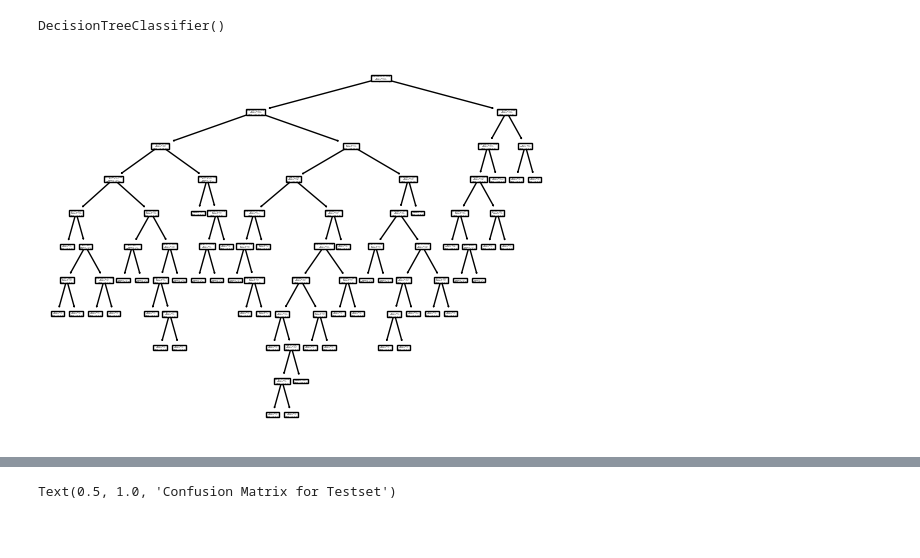
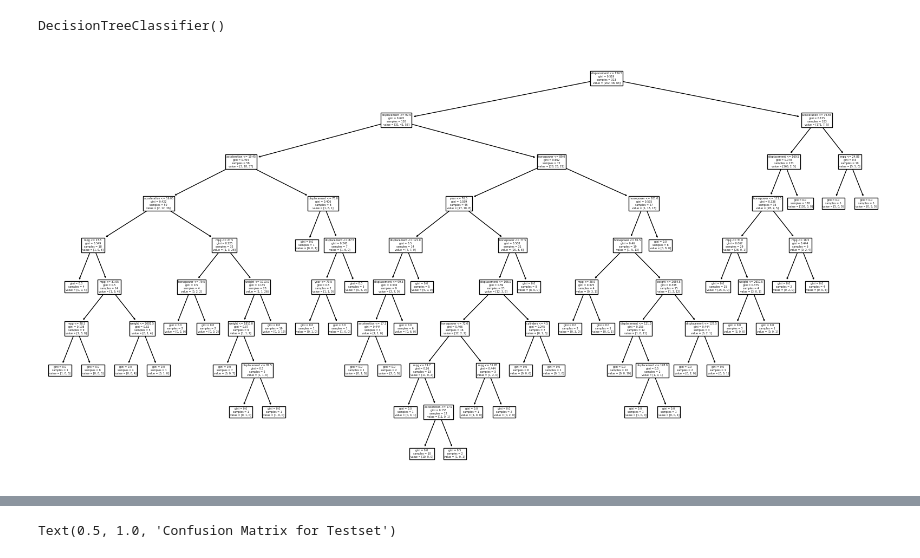
Before and after one commit to yungjulio/AutoData, a Jupyter notebook: sample.ipynb, the cells around one changed output, grey strips where cells are left out. Drawn from its saved outputs; the diff is of its cells as text; code cells hidden in the pictures; blank space fills up the shorter version.

```diff
--- a/sample.ipynb
+++ b/sample.ipynb
@@ -410,11 +410,11 @@ origin_classifier.fit(x_train, y_train)
 # %% [output]
 DecisionTreeClassifier()
 # %%
-fig, ax = plt.subplots()
+fig, ax = plt.subplots(figsize= (20,10))
 plot_tree(origin_classifier, feature_names=x_train.columns, ax=ax)
 plt.show()
 # %% [output]
-[figure, old version]
+[figure, new version]
 # %%
 from sklearn.metrics import classification_report, confusion_matrix
 
```
Also changed, not shown: parts of 4 cells of this notebook.
